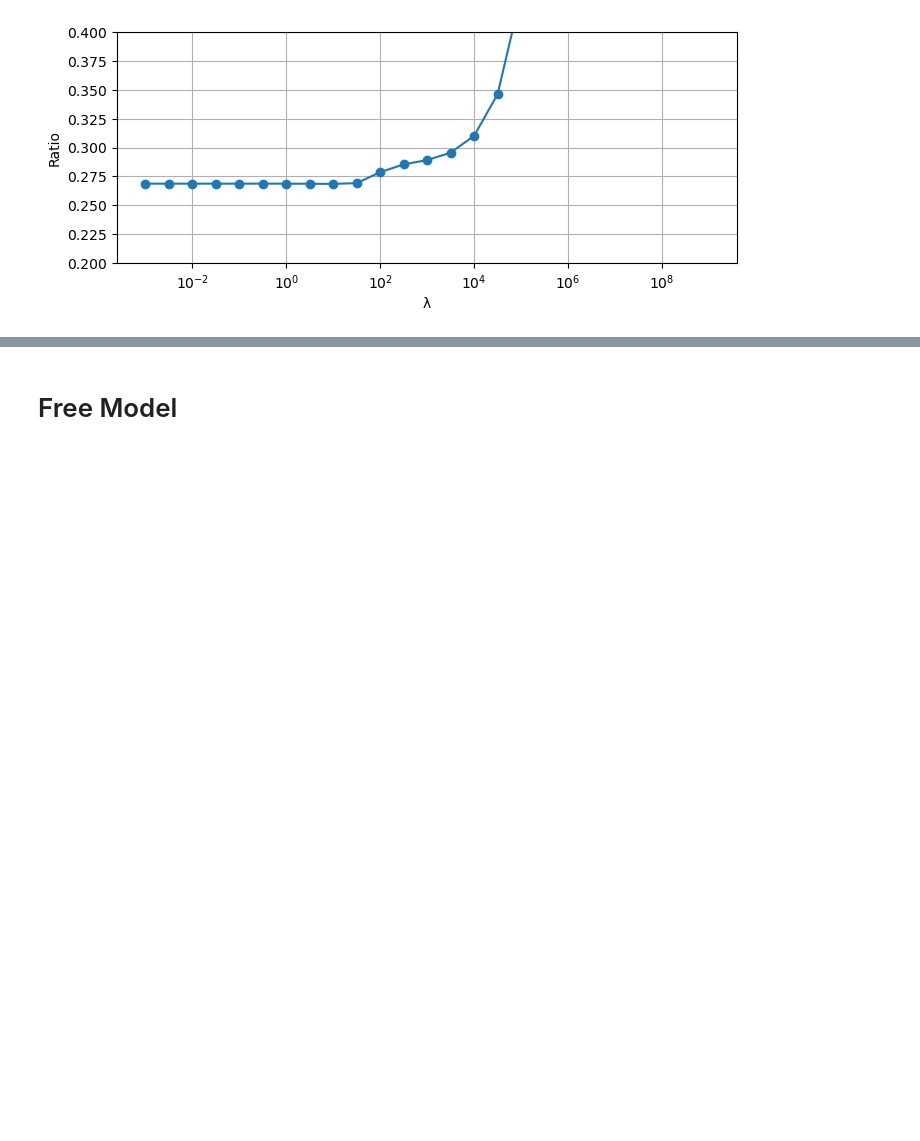
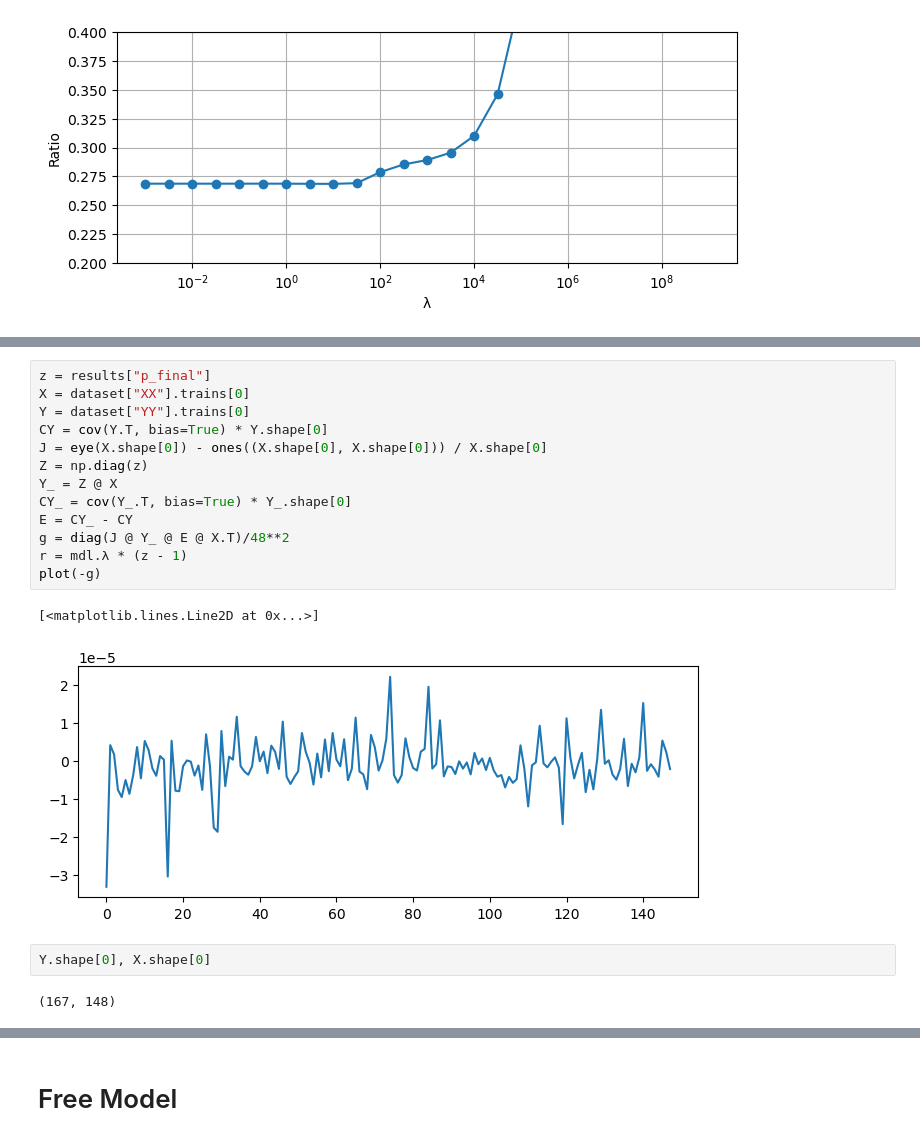
Before and after one commit to stootoon/glom-io-transform-release, a Jupyter notebook: model-fitting/demo_generalization.ipynb, the cells around one changed output, grey strips where cells are left out. Cells and saved outputs as stored; diff of their text form; blank space fills up the shorter version.

```diff
--- a/model-fitting/demo_generalization.ipynb
+++ b/model-fitting/demo_generalization.ipynb
@@ -489,0 +531,20 @@ KeyboardInterrupt:
+# %%
+z = results["p_final"]
+X = dataset["XX"].trains[0]
+Y = dataset["YY"].trains[0]
+CY = cov(Y.T, bias=True) * Y.shape[0]
+J = eye(X.shape[0]) - ones((X.shape[0], X.shape[0])) / X.shape[0]
+Z = np.diag(z)
+Y_ = Z @ X
+CY_ = cov(Y_.T, bias=True) * Y_.shape[0]
+E = CY_ - CY
+g = diag(J @ Y_ @ E @ X.T)/48**2
+r = mdl.λ * (z - 1)
+plot(-g)
+# %% [output]
+[<matplotlib.lines.Line2D at 0x...>]
+[figure, added]
+# %%
+Y.shape[0], X.shape[0]
+# %% [output]
+(167, 148)
```
Also changed, not shown: parts of 7 cells of this notebook.
